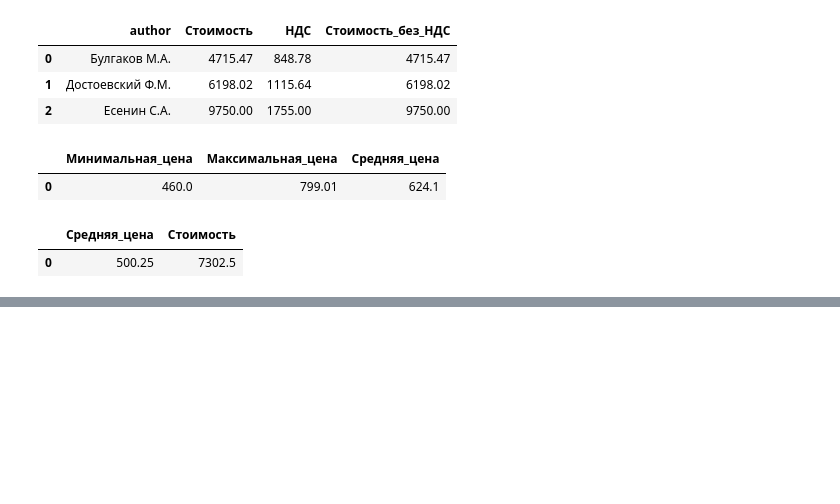
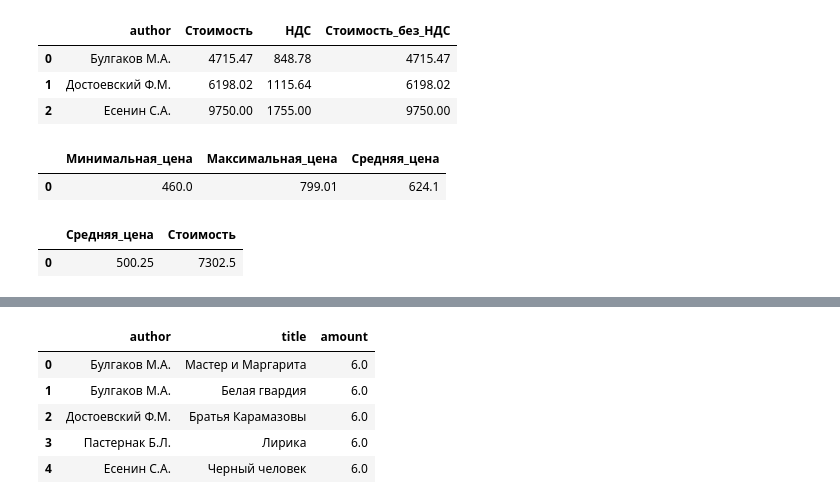
Before and after one commit to alermar69/glebmikha, a Jupyter notebook: stepik.ipynb, the cells around one changed output, grey strips where cells are left out. Cells and saved outputs as stored; diff of their text form; code cells hidden in the pictures; blank space fills up the shorter version.

```diff
--- a/stepik.ipynb
+++ b/stepik.ipynb
@@ -183,0 +389,10 @@ select(sql)
+# %%
+sql ='''select t.* from ordering t'''
+select(sql)
+# %% [output]
+|  | author | title | amount |
+| 0 | Булгаков М.А. | Мастер и Маргарита | 6.0 |
+| 1 | Булгаков М.А. | Белая гвардия | 6.0 |
+| 2 | Достоевский Ф.М. | Братья Карамазовы | 6.0 |
+| 3 | Пастернак Б.Л. | Лирика | 6.0 |
+| 4 | Есенин С.А. | Черный человек | 6.0 |
```
Also changed, not shown: parts of 26 cells of this notebook, 2 other files.
